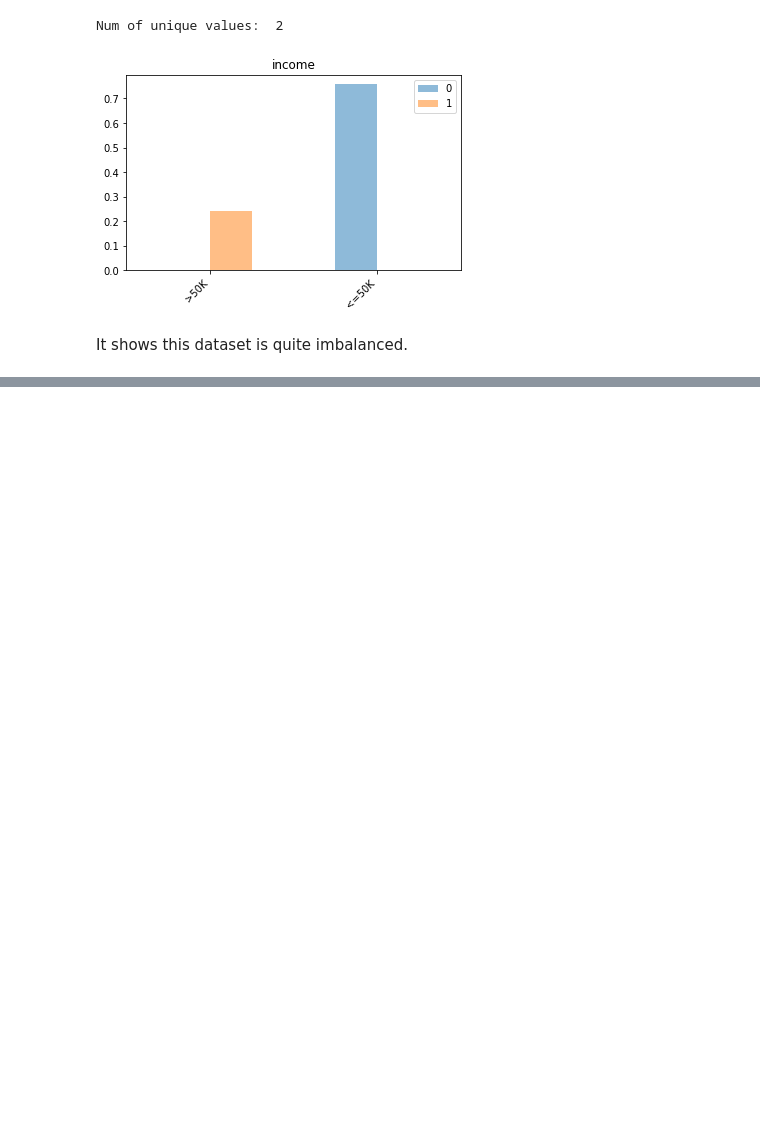
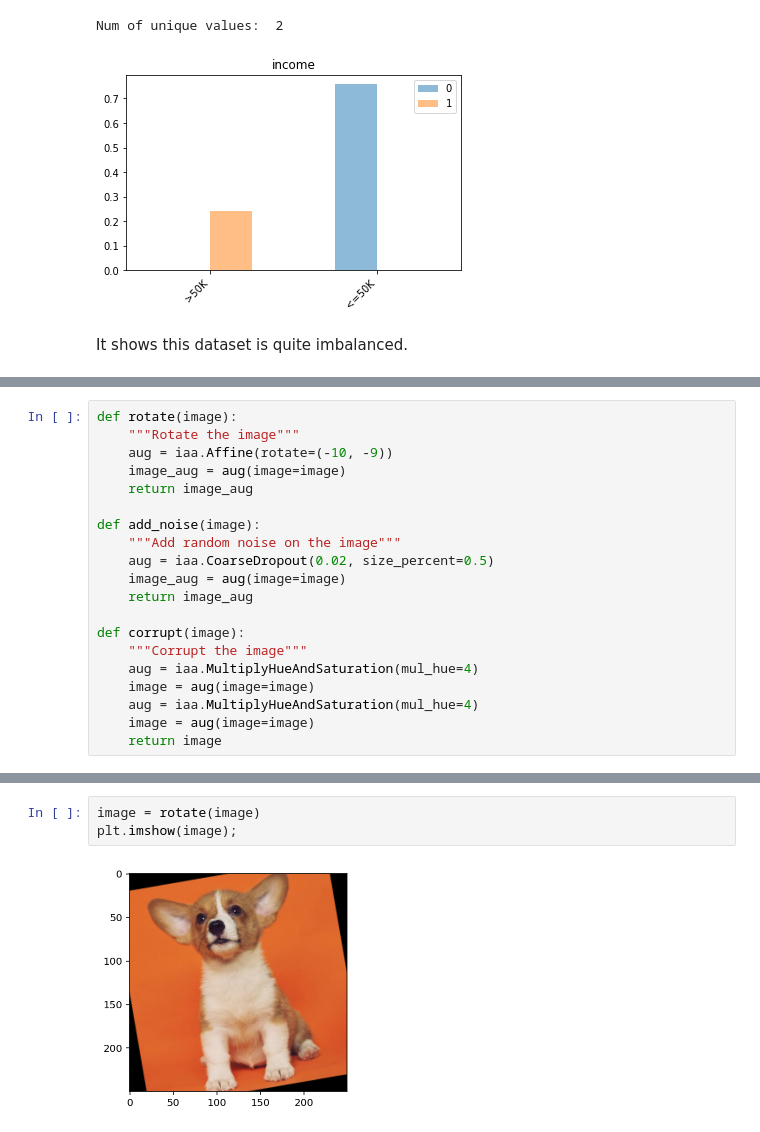
Before and after one commit to xiaohk/stickyland, a Jupyter notebook: examples/example-adult.ipynb, the cells around one changed output, grey strips where cells are left out. Cells and saved outputs as stored; diff of their text form; blank space fills up the shorter version.

```diff
--- a/examples/example-adult.ipynb
+++ b/examples/example-adult.ipynb
@@ -279,0 +292,20 @@ new_df.head()
+# %%
+def rotate(image):
+    """Rotate the image"""
+    aug = iaa.Affine(rotate=(-10, -9))
+    image_aug = aug(image=image)
+    return image_aug
+
+def add_noise(image):
+    """Add random noise on the image"""
+    aug = iaa.CoarseDropout(0.02, size_percent=0.5)
+    image_aug = aug(image=image)
+    return image_aug
+
+def corrupt(image):
+    """Corrupt the image"""
+    aug = iaa.MultiplyHueAndSaturation(mul_hue=4)
+    image = aug(image=image)
+    aug = iaa.MultiplyHueAndSaturation(mul_hue=4)
+    image = aug(image=image)
+    return image
@@ -279,0 +317,5 @@ new_df.head()
+# %%
+image = rotate(image)
+plt.imshow(image);
+# %% [output]
+[figure, added]
```
Also changed, not shown: parts of 35 cells of this notebook, 3 other files.
